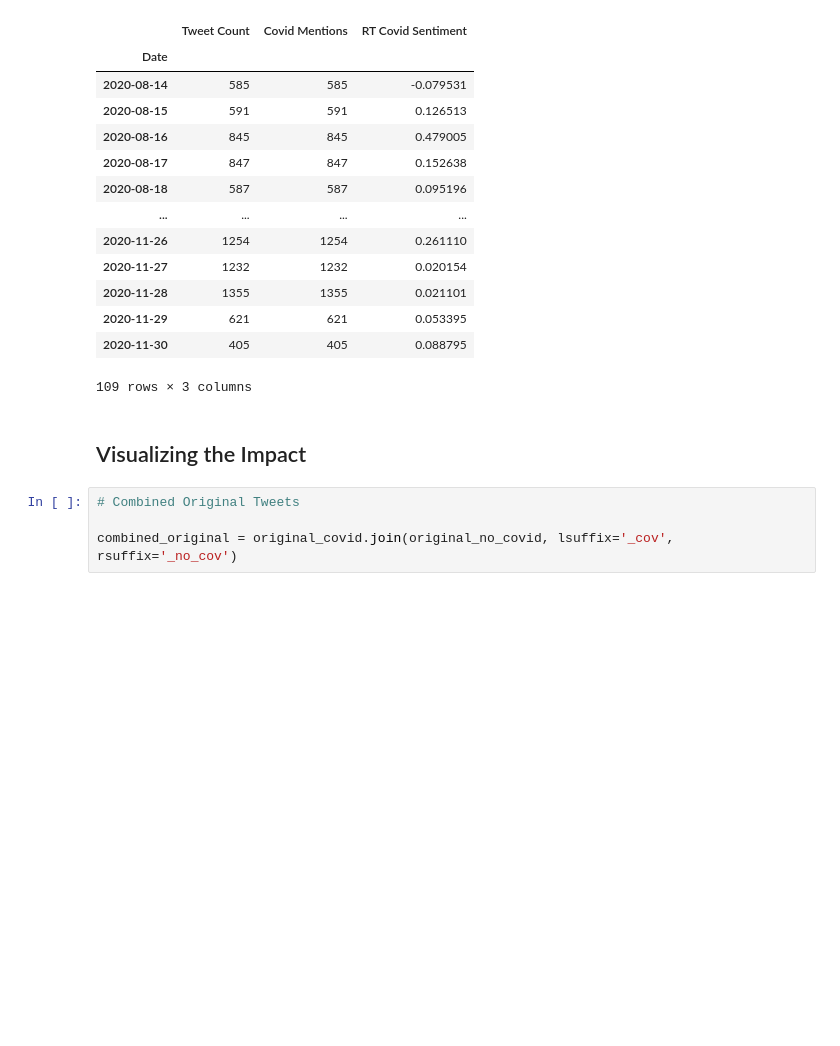
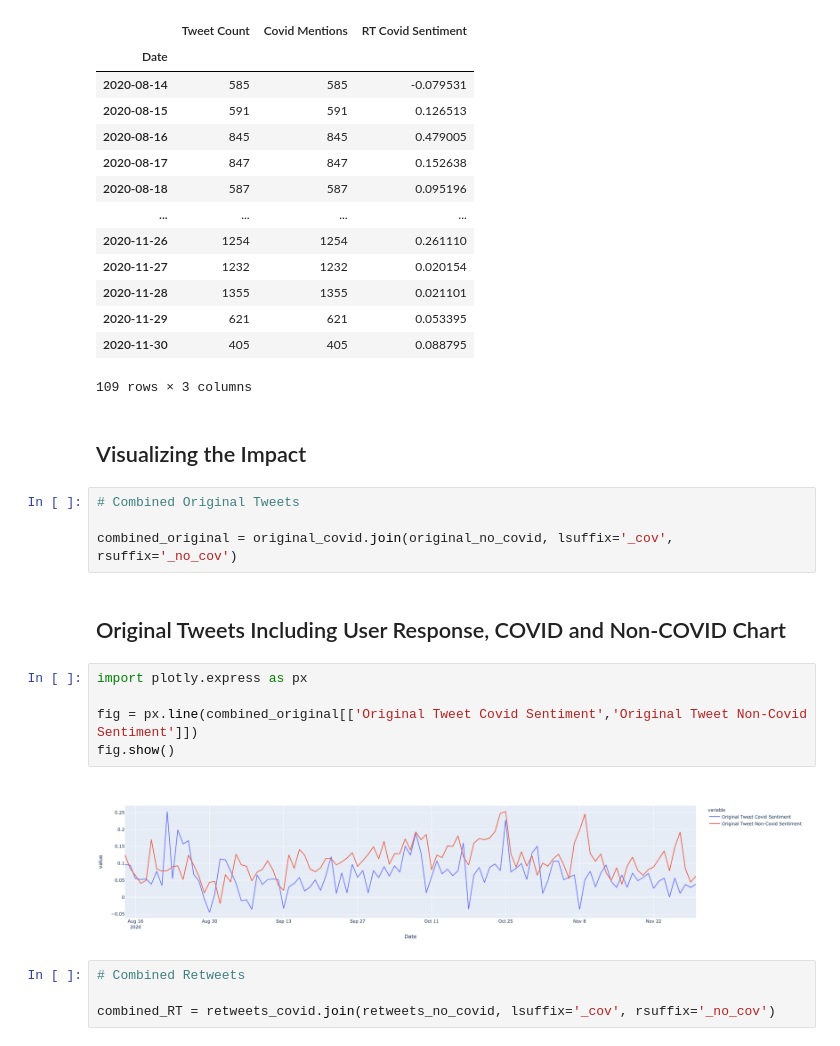
Before and after one commit to lclarko/data-science-final-project, a Jupyter notebook: notebooks/covid_sentiment_impact.ipynb, the cells around one changed output. Cells and saved outputs as stored; diff of their text form; blank space fills up the shorter version.

```diff
--- a/notebooks/covid_sentiment_impact.ipynb
+++ b/notebooks/covid_sentiment_impact.ipynb
@@ -247,3 +252,16 @@ retweets_covid
 # Combined Original Tweets
 
 combined_original = original_covid.join(original_no_covid, lsuffix='_cov', rsuffix='_no_cov')
+# %% [markdown]
+## Original Tweets Including User Response, COVID and Non-COVID Chart
+# %%
+import plotly.express as px
+
+fig = px.line(combined_original[['Original Tweet Covid Sentiment','Original Tweet Non-Covid Sentiment']])
+fig.show()
+# %% [output]
+[figure, added]
+# %%
+# Combined Retweets
+
+combined_RT = retweets_covid.join(retweets_no_covid, lsuffix='_cov', rsuffix='_no_cov')
```
Also changed, not shown: parts of 11 cells of this notebook.
